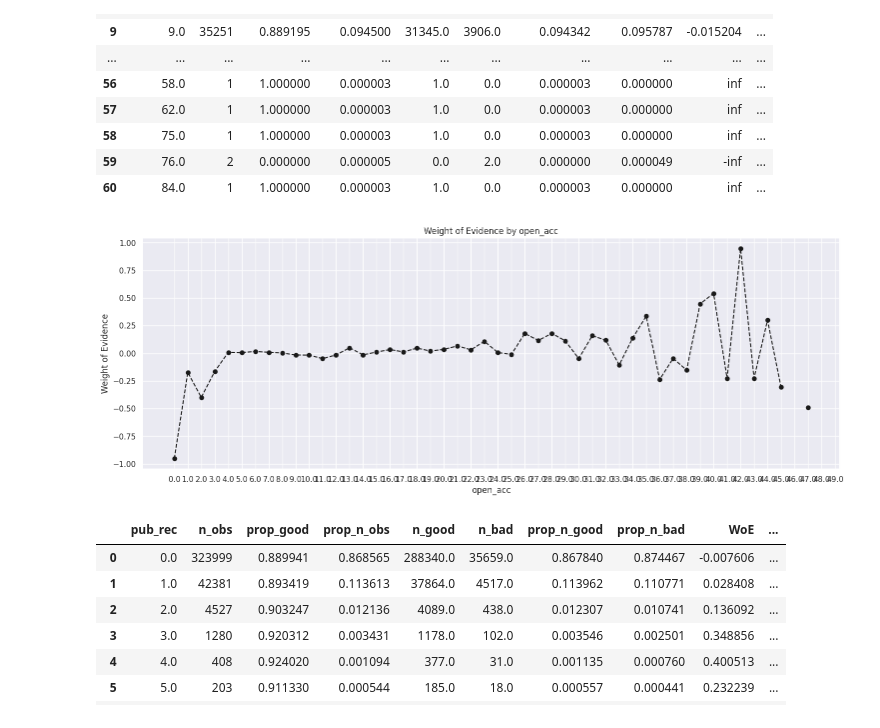
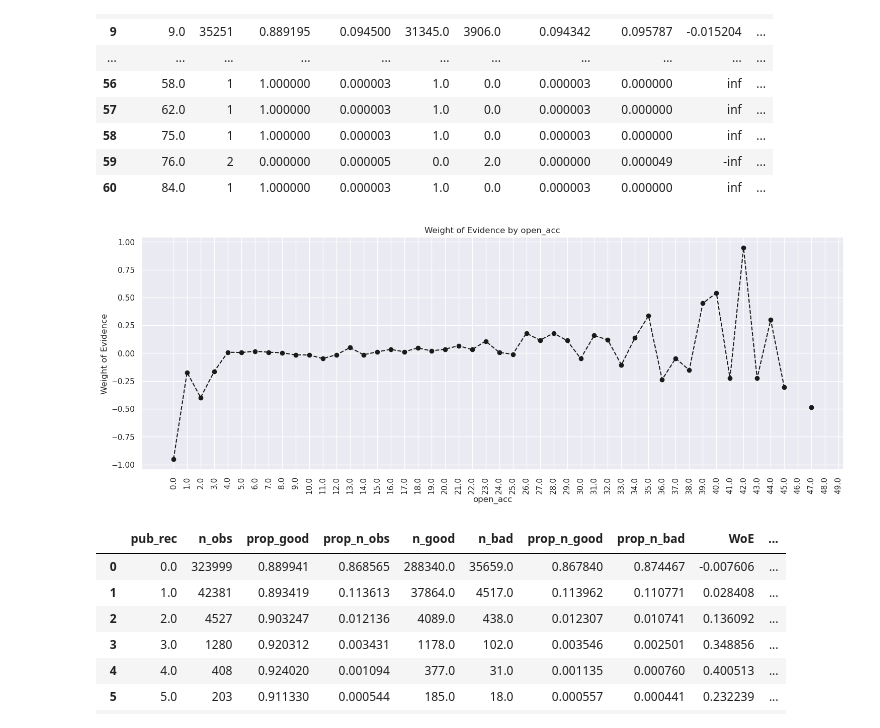
Before and after one commit to pbdanny/PythonProject, a Jupyter notebook: credit_risk_modeling/notebook/CreditRiskModeling_Preparation_4.ipynb, the cells around one changed output. Cells and saved outputs as stored; diff of their text form; code cells hidden in the pictures.

```diff
--- a/credit_risk_modeling/notebook/CreditRiskModeling_Preparation_4.ipynb
+++ b/credit_risk_modeling/notebook/CreditRiskModeling_Preparation_4.ipynb
@@ -905,3 +874,7 @@ plot_by_woe(df_temp)
+# %%
+df_inputs_prepr['delinq_2yrs:0'] = np.where((df_inputs_prepr['delinq_2yrs'] == 0), 1, 0)
+df_inputs_prepr['delinq_2yrs:1-3'] = np.where((df_inputs_prepr['delinq_2yrs'] >= 1) & (df_inputs_prepr['delinq_2yrs'] <= 3), 1, 0)
+df_inputs_prepr['delinq_2yrs:>=4'] = np.where((df_inputs_prepr['delinq_2yrs'] >= 9), 1, 0)
 # %%
 df_inputs_prepr["inq_last_6mths"].unique()
 # %% [output]
@@ -933,6 +906,11 @@ df_temp
 plot_by_woe(df_temp)
 # %% [output]
 [figure]
+# %%
+df_inputs_prepr['inq_last_6mths:0'] = np.where((df_inputs_prepr['inq_last_6mths'] == 0), 1, 0)
+df_inputs_prepr['inq_last_6mths:1-2'] = np.where((df_inputs_prepr['inq_last_6mths'] >= 1) & (df_inputs_prepr['inq_last_6mths'] <= 2), 1, 0)
+df_inputs_prepr['inq_last_6mths:3-6'] = np.where((df_inputs_prepr['inq_last_6mths'] >= 3) & (df_inputs_prepr['inq_last_6mths'] <= 6), 1, 0)
+df_inputs_prepr['inq_last_6mths:>6'] = np.where((df_inputs_prepr['inq_last_6mths'] > 6), 1, 0)
 # %%
 df_temp = woe_ordered_continuous(df_inputs_prepr, "open_acc", df_targets_prepr)
 df_temp
@@ -955,6 +933,6 @@ df_temp
 | 59 | 76.0 | 2 | 0.000000 | 0.000005 | 0.0 | 2.0 | 0.000000 | 0.000049 | -inf | ... |
 | 60 | 84.0 | 1 | 1.000000 | 0.000003 | 1.0 | 0.0 | 0.000003 | 0.000000 | inf | ... |
 # %%
-plot_by_woe(df_temp)
+plot_by_woe(df_temp, 90)
 # %% [output]
-[figure, old version]
+[figure, new version]
```
Also changed, not shown: parts of 15 cells of this notebook.
